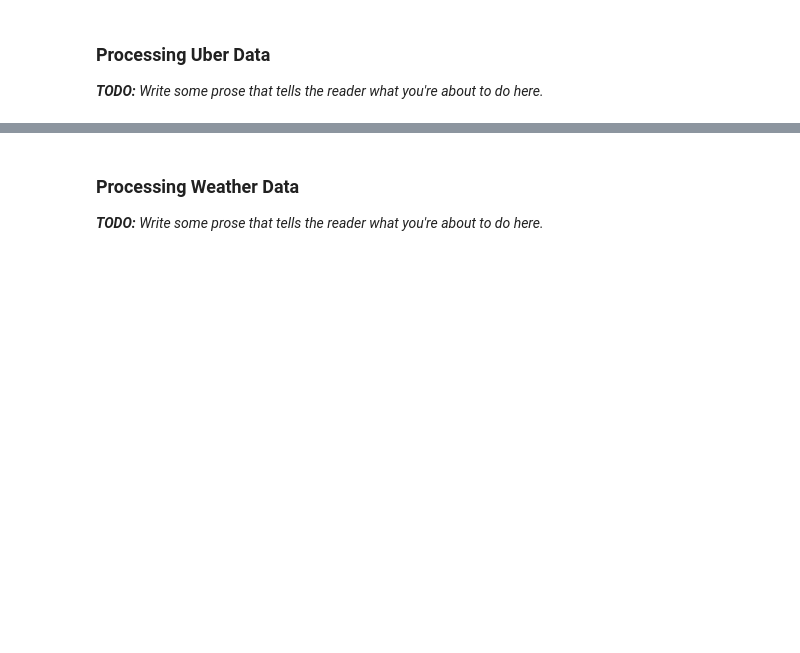
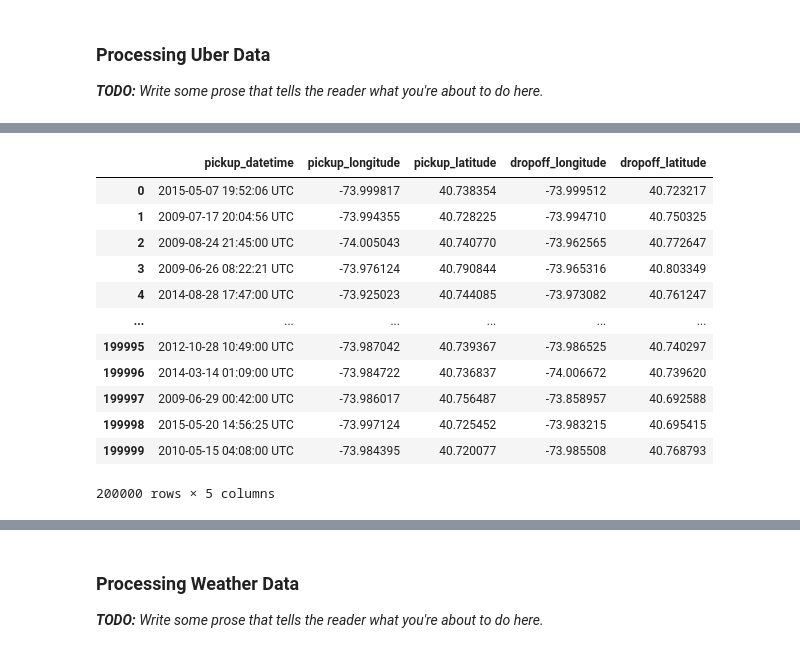
Before and after one commit to Yuchen-Duan/hired-rides-nyc-analysis, a Jupyter notebook: hired-rides-nyc-analysis.ipynb, the cells around one changed output, grey strips where cells are left out. Cells and saved outputs as stored; diff of their text form; code cells hidden in the pictures; blank space fills up the shorter version.

```diff
--- a/hired-rides-nyc-analysis.ipynb
+++ b/hired-rides-nyc-analysis.ipynb
@@ -559,0 +514,26 @@ def load_and_clean_uber_data(csv_file):
+# %%
+df = pd.read_csv(
+    UBER_CSV,
+    usecols=[
+        "pickup_datetime",
+        "pickup_longitude",
+        "pickup_latitude",
+        "dropoff_longitude",
+        "dropoff_latitude",
+    ],
+)
+df
+# %% [output]
+|  | pickup_datetime | pickup_longitude | pickup_latitude | dropoff_longitude | dropoff_latitude |
+| 0 | 2015-05-07 19:52:06 UTC | -73.999817 | 40.738354 | -73.999512 | 40.723217 |
+| 1 | 2009-07-17 20:04:56 UTC | -73.994355 | 40.728225 | -73.994710 | 40.750325 |
+| 2 | 2009-08-24 21:45:00 UTC | -74.005043 | 40.740770 | -73.962565 | 40.772647 |
+| 3 | 2009-06-26 08:22:21 UTC | -73.976124 | 40.790844 | -73.965316 | 40.803349 |
+| 4 | 2014-08-28 17:47:00 UTC | -73.925023 | 40.744085 | -73.973082 | 40.761247 |
+| ... | ... | ... | ... | ... | ... |
+| 199995 | 2012-10-28 10:49:00 UTC | -73.987042 | 40.739367 | -73.986525 | 40.740297 |
+| 199996 | 2014-03-14 01:09:00 UTC | -73.984722 | 40.736837 | -74.006672 | 40.739620 |
+| 199997 | 2009-06-29 00:42:00 UTC | -73.986017 | 40.756487 | -73.858957 | 40.692588 |
+| 199998 | 2015-05-20 14:56:25 UTC | -73.997124 | 40.725452 | -73.983215 | 40.695415 |
+| 199999 | 2010-05-15 04:08:00 UTC | -73.984395 | 40.720077 | -73.985508 | 40.768793 |
+200000 rows × 5 columns
```
Also changed, not shown: parts of 16 cells of this notebook.
